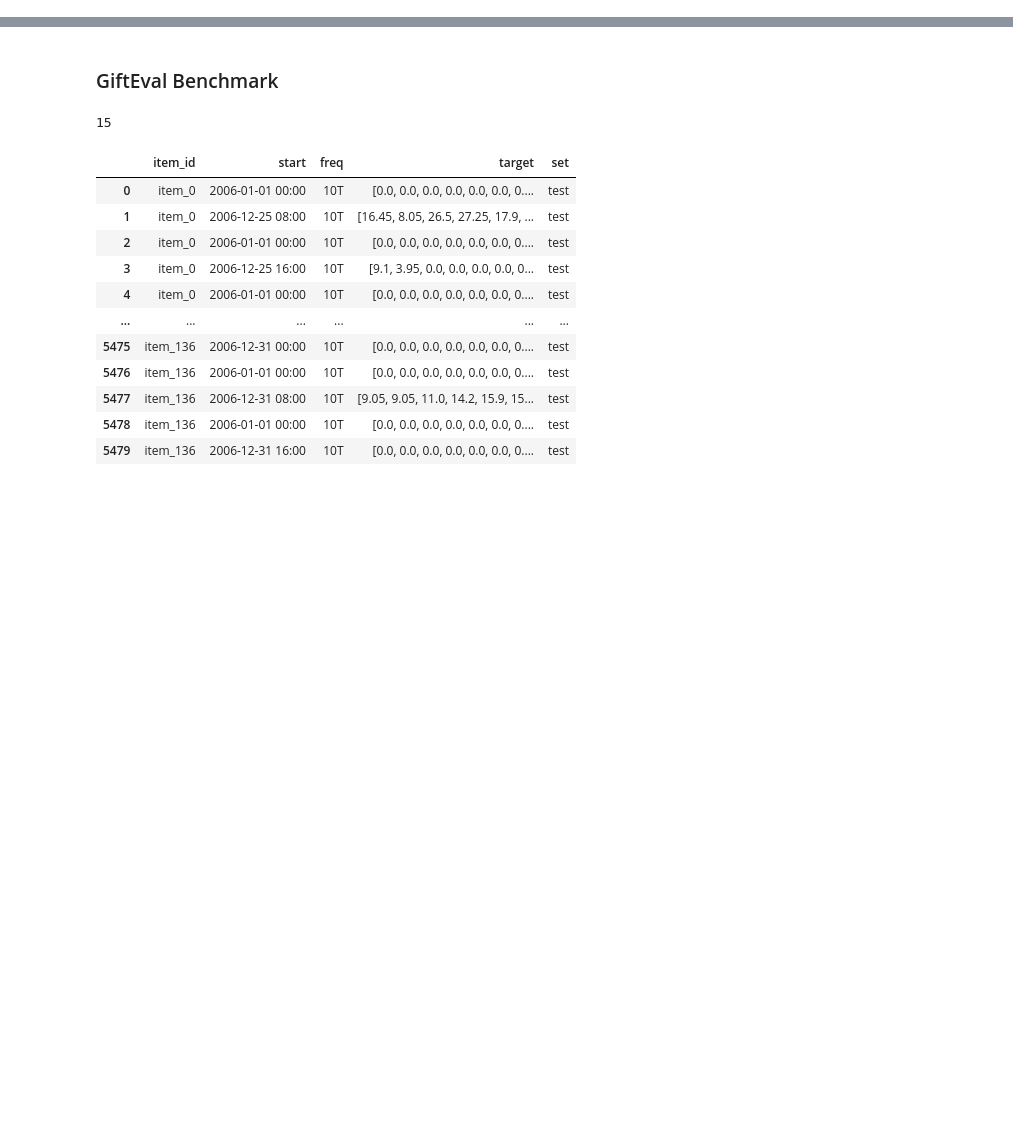
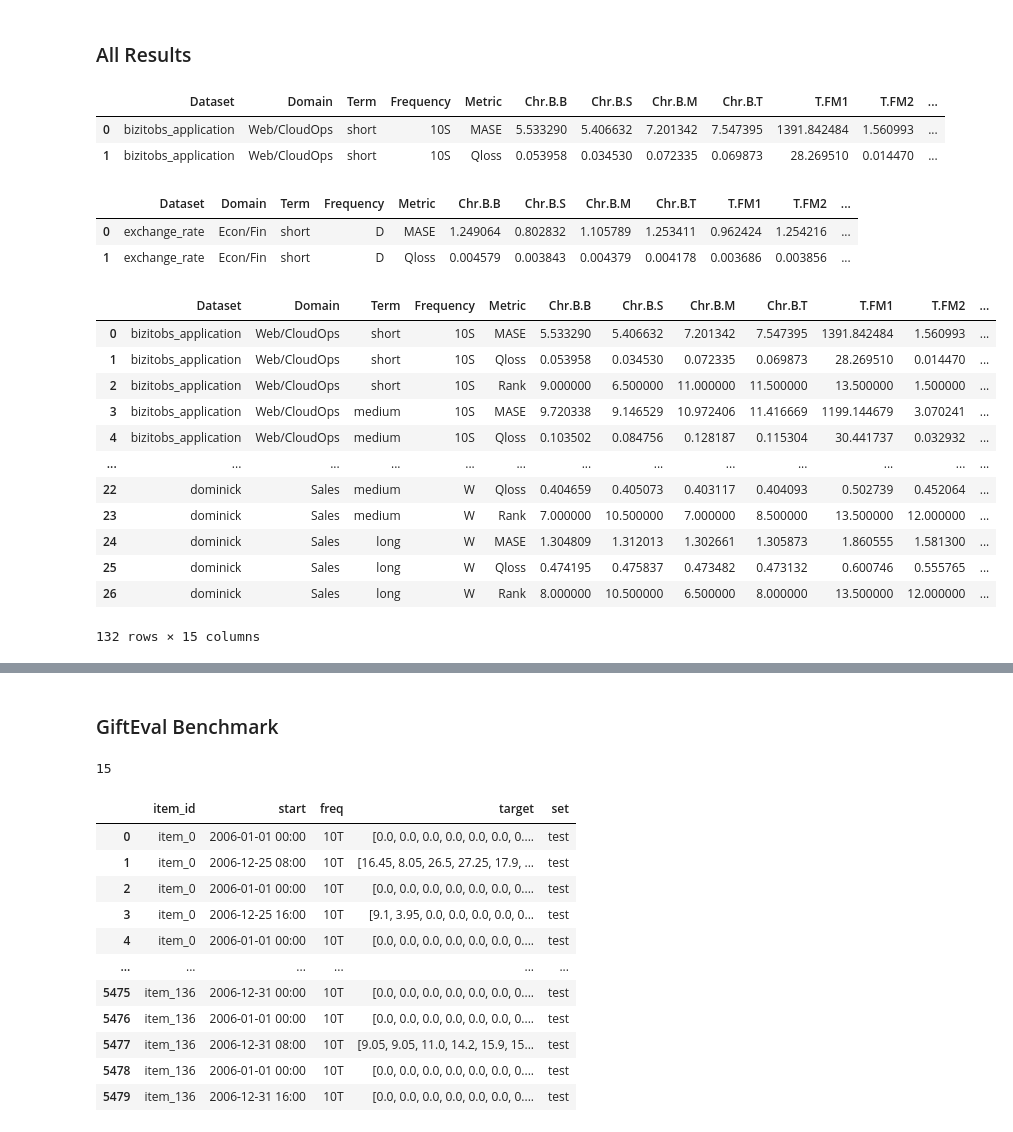
Before and after one commit to GiuliaGhisolfi/TSFM-ZeroShotEval, a Jupyter notebook: src/08_EDAAllDatasets.ipynb, the cells around one changed output, grey strips where cells are left out. Cells and saved outputs as stored; diff of their text form; code cells hidden in the pictures; blank space fills up the shorter version.

```diff
--- a/src/08_EDAAllDatasets.ipynb
+++ b/src/08_EDAAllDatasets.ipynb
@@ -4,3 +4,5 @@ import json
 import pandas as pd
 import matplotlib.pyplot as plt
 import numpy as np
+# %% [markdown]
+### All Results
@@ -6,0 +12,65 @@ import numpy as np
+# %%
+gift_df = pd.read_csv("results/all_results.csv")
+
+with open("results/data/domain_dict.json", "r") as f:
+    domain_data = json.load(f)
+
+gift_df["Dataset"] = gift_df["dataset, frequency, term"].apply(
+    lambda x: x.split(", ")[0] if len(x.split(", ")) > 0 else "Unknown")
+gift_df["Domain"] = gift_df["Dataset"].apply(lambda x: domain_data[x] if x in domain_data else "Unknown")
+gift_df["Term"] = gift_df["dataset, frequency, term"].apply(
+    lambda x: x.split(", ")[2] if len(x.split(", ")) > 2 else "Unknown")
+gift_df["Frequency"] = gift_df["dataset, frequency, term"].apply(
+    lambda x: x.split(", ")[1] if len(x.split(", ")) > 1 else "Unknown")
+
+gift_df = gift_df[["Dataset", "Domain", "Term", "Frequency", "Metric",
+    "Chr.B.B", "Chr.B.S", "Chr.B.M", "Chr.B.T", "T.FM1", "T.FM2",
+    "Moi.S", "Moi.B", "Moi.L", "Best"]]
+
+gift_df.head(2)
+# %% [output]
+|  | Dataset | Domain | Term | Frequency | Metric | Chr.B.B | Chr.B.S | Chr.B.M | Chr.B.T | T.FM1 | T.FM2 | ... |
+| 0 | bizitobs_application | Web/CloudOps | short | 10S | MASE | 5.533290 | 5.406632 | 7.201342 | 7.547395 | 1391.842484 | 1.560993 | ... |
+| 1 | bizitobs_application | Web/CloudOps | short | 10S | Qloss | 0.053958 | 0.034530 | 0.072335 | 0.069873 | 28.269510 | 0.014470 | ... |
+# %%
+chronos_df = pd.read_csv("results/chronos_benchmark.csv")
+
+with open("data/chronos_dataset_properties.json") as f:
+    dataset_properties_map = json.load(f)
+
+chronos_df["Dataset"] = chronos_df["dataset, term"].apply(
+    lambda x: x.split(", ")[0] if len(x.split(", ")) > 0 else "Unknown")
+chronos_df["Domain"] = chronos_df["Dataset"].apply(lambda x: dataset_properties_map[x]["domain"]
+    if x in dataset_properties_map else "Unknown")
+chronos_df["Term"] = chronos_df["dataset, term"].apply(
+    lambda x: x.split(", ")[1] if len(x.split(", ")) > 1 else "Unknown")
+chronos_df["Frequency"] = chronos_df["Dataset"].apply(lambda x: dataset_properties_map[x]["freq"]
+    if x in dataset_properties_map else "Unknown")
+
+chronos_df = chronos_df[["Dataset", "Domain", "Term", "Frequency", "Metric",
+    "Chr.B.B", "Chr.B.S", "Chr.B.M", "Chr.B.T", "T.FM1", "T.FM2",
+    "Moi.S", "Moi.B", "Moi.L", "Best"]]
+
+chronos_df.head(2)
+# %% [output]
+|  | Dataset | Domain | Term | Frequency | Metric | Chr.B.B | Chr.B.S | Chr.B.M | Chr.B.T | T.FM1 | T.FM2 | ... |
+| 0 | exchange_rate | Econ/Fin | short | D | MASE | 1.249064 | 0.802832 | 1.105789 | 1.253411 | 0.962424 | 1.254216 | ... |
+| 1 | exchange_rate | Econ/Fin | short | D | Qloss | 0.004579 | 0.003843 | 0.004379 | 0.004178 | 0.003686 | 0.003856 | ... |
+# %%
+final_df = pd.concat([gift_df, chronos_df])
+
+final_df
+# %% [output]
+|  | Dataset | Domain | Term | Frequency | Metric | Chr.B.B | Chr.B.S | Chr.B.M | Chr.B.T | T.FM1 | T.FM2 | ... |
+| 0 | bizitobs_application | Web/CloudOps | short | 10S | MASE | 5.533290 | 5.406632 | 7.201342 | 7.547395 | 1391.842484 | 1.560993 | ... |
+| 1 | bizitobs_application | Web/CloudOps | short | 10S | Qloss | 0.053958 | 0.034530 | 0.072335 | 0.069873 | 28.269510 | 0.014470 | ... |
+| 2 | bizitobs_application | Web/CloudOps | short | 10S | Rank | 9.000000 | 6.500000 | 11.000000 | 11.500000 | 13.500000 | 1.500000 | ... |
+| 3 | bizitobs_application | Web/CloudOps | medium | 10S | MASE | 9.720338 | 9.146529 | 10.972406 | 11.416669 | 1199.144679 | 3.070241 | ... |
+| 4 | bizitobs_application | Web/CloudOps | medium | 10S | Qloss | 0.103502 | 0.084756 | 0.128187 | 0.115304 | 30.441737 | 0.032932 | ... |
+| ... | ... | ... | ... | ... | ... | ... | ... | ... | ... | ... | ... | ... |
+| 22 | dominick | Sales | medium | W | Qloss | 0.404659 | 0.405073 | 0.403117 | 0.404093 | 0.502739 | 0.452064 | ... |
+| 23 | dominick | Sales | medium | W | Rank | 7.000000 | 10.500000 | 7.000000 | 8.500000 | 13.500000 | 12.000000 | ... |
+| 24 | dominick | Sales | long | W | MASE | 1.304809 | 1.312013 | 1.302661 | 1.305873 | 1.860555 | 1.581300 | ... |
+| 25 | dominick | Sales | long | W | Qloss | 0.474195 | 0.475837 | 0.473482 | 0.473132 | 0.600746 | 0.555765 | ... |
+| 26 | dominick | Sales | long | W | Rank | 8.000000 | 10.500000 | 6.500000 | 8.000000 | 13.500000 | 12.000000 | ... |
+132 rows × 15 columns
```
Also changed, not shown: parts of 7 cells of this notebook.
